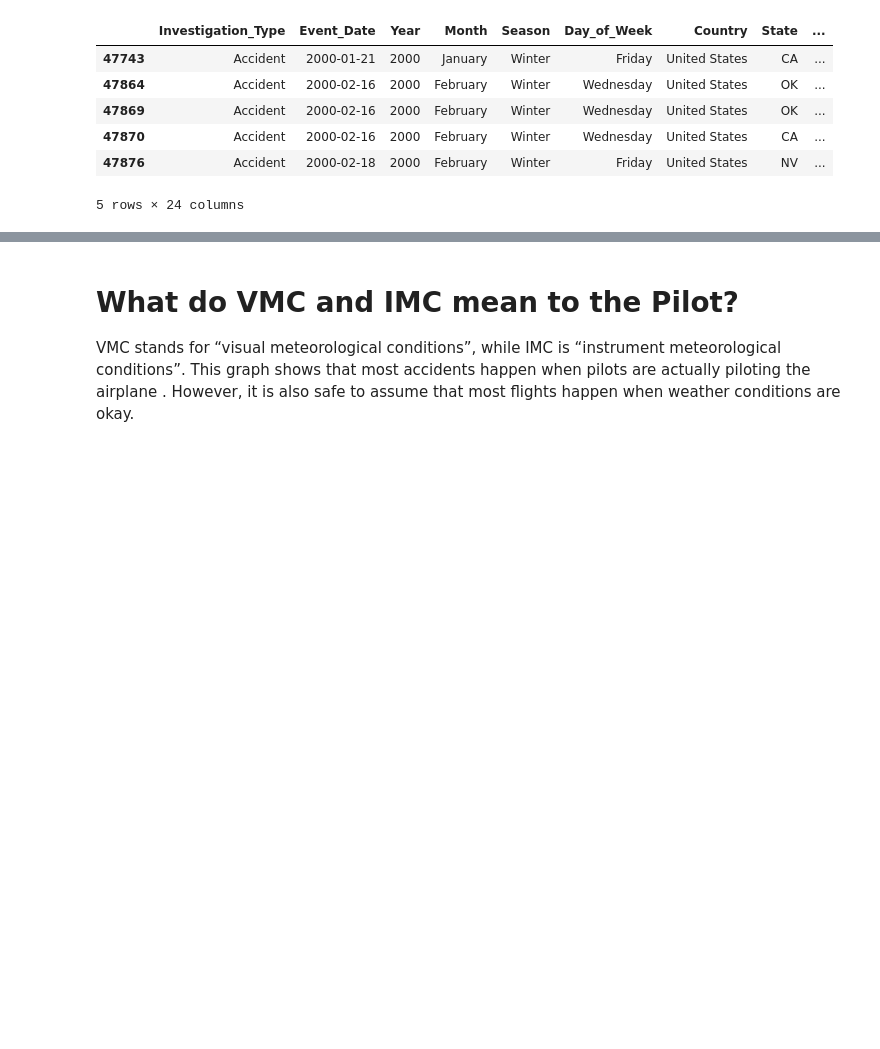
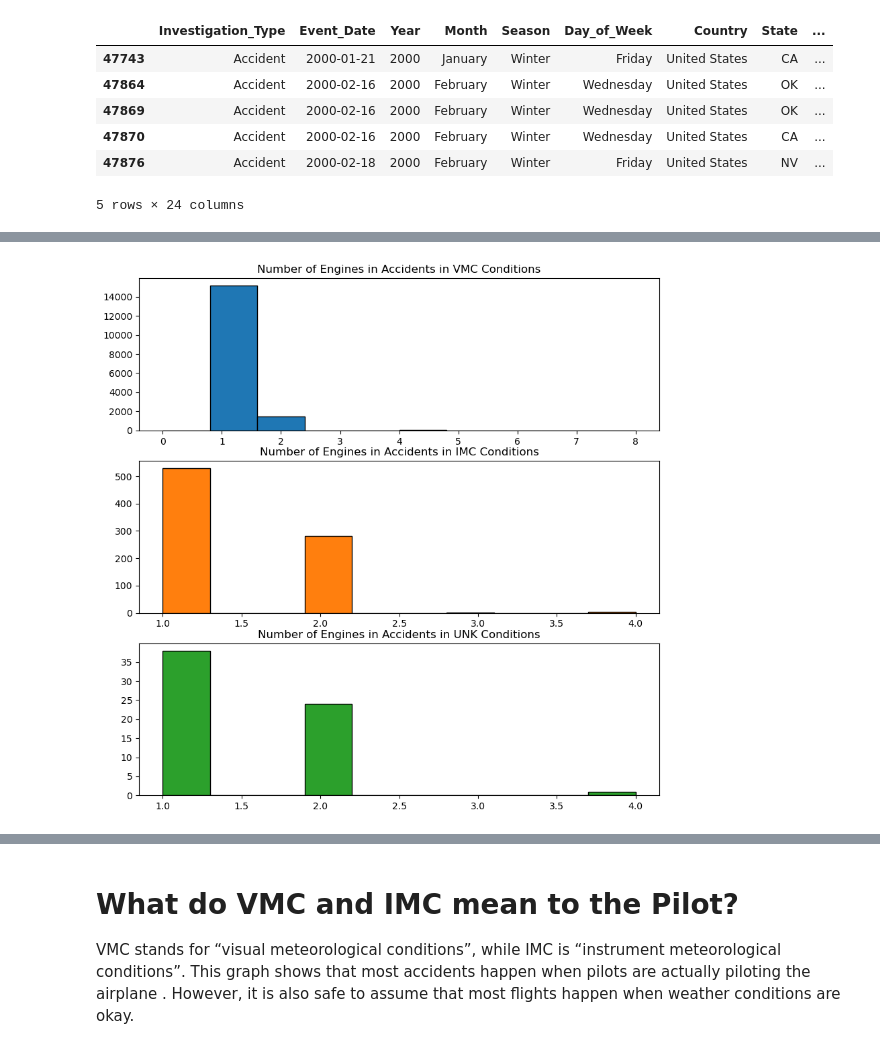
Before and after one commit to billywkim/Air_Travel_Analysis, a Jupyter notebook: Aviation_Weather/Aviation_Weather.ipynb, the cells around one changed output, grey strips where cells are left out. Drawn from its saved outputs; the diff is of its cells as text; code cells hidden in the pictures; blank space fills up the shorter version.

```diff
--- a/Aviation_Weather/Aviation_Weather.ipynb
+++ b/Aviation_Weather/Aviation_Weather.ipynb
@@ -604,0 +753,26 @@ plt.show()
+# %%
+# get unique values for weather conditions
+weather_conditions = clean_aviation_df['Weather_Condition'].unique()
+# %%
+# Are certain types of aircraft more prone to accidents in certain weather conditions?
+
+
+fig, ax = plt.subplots(nrows=3, ncols=1, figsize=(10, 10))
+
+
+colors = plt.get_cmap('tab10').colors
+
+# loop through each unique weather condition
+for i, condition in enumerate(weather_conditions):
+
+    # get data for the specific weather condition
+    data = clean_aviation_df[clean_aviation_df['Weather_Condition'] == condition]
+
+    # plot data
+    ax[i%3].hist(data['Number_of_Engines'], color=colors[i% len(colors)], edgecolor= 'black')
+    ax[i%3].set_title(f"Number of Engines in Accidents in {condition} Conditions")
+
+# show the plot
+plt.show()
+# %% [output]
+[figure, added]
```
Also changed, not shown: parts of 52 cells of this notebook.
